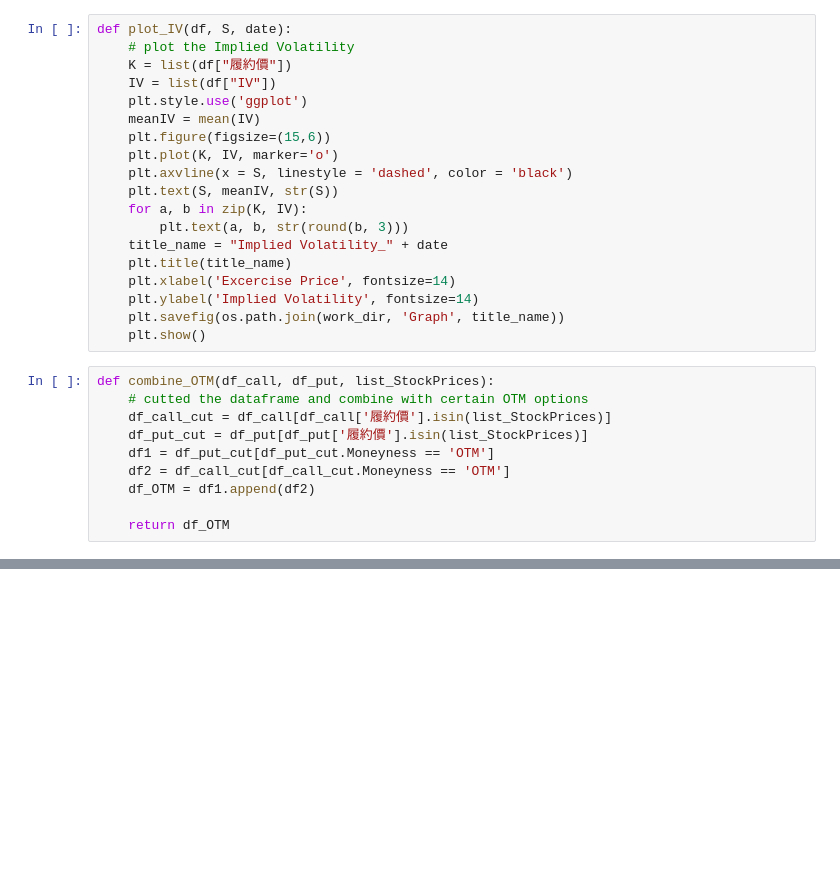
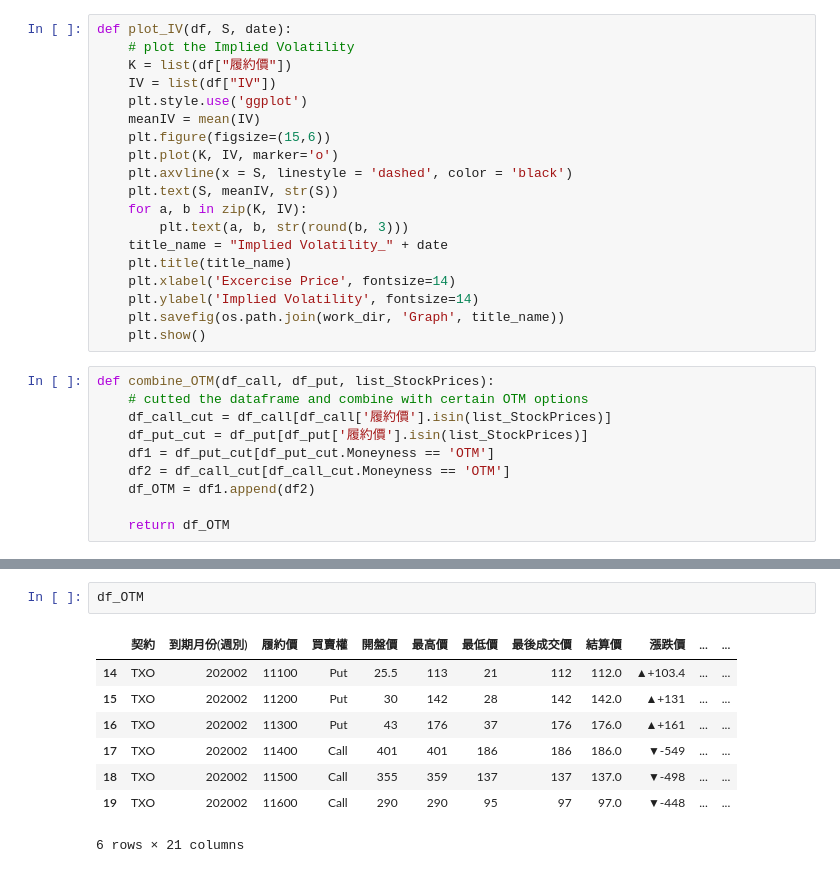
Before and after one commit to A2Zntu/OptionStrategy, a Jupyter notebook: Implied_Volatility.ipynb, the cells around one changed output, grey strips where cells are left out. Saved outputs shown, nothing was run; the diff lists cells and outputs as text; blank space fills up the shorter version.

```diff
--- a/Implied_Volatility.ipynb
+++ b/Implied_Volatility.ipynb
@@ -179,0 +180,11 @@ if __name__ ==  '__main__':
+# %%
+df_OTM
+# %% [output]
+|  | 契約 | 到期月份(週別) | 履約價 | 買賣權 | 開盤價 | 最高價 | 最低價 | 最後成交價 | 結算價 | 漲跌價 | ... | ... |
+| 14 | TXO | 202002 | 11100 | Put | 25.5 | 113 | 21 | 112 | 112.0 | ▲+103.4 | ... | ... |
+| 15 | TXO | 202002 | 11200 | Put | 30 | 142 | 28 | 142 | 142.0 | ▲+131 | ... | ... |
+| 16 | TXO | 202002 | 11300 | Put | 43 | 176 | 37 | 176 | 176.0 | ▲+161 | ... | ... |
+| 17 | TXO | 202002 | 11400 | Call | 401 | 401 | 186 | 186 | 186.0 | ▼-549 | ... | ... |
+| 18 | TXO | 202002 | 11500 | Call | 355 | 359 | 137 | 137 | 137.0 | ▼-498 | ... | ... |
+| 19 | TXO | 202002 | 11600 | Call | 290 | 290 | 95 | 97 | 97.0 | ▼-448 | ... | ... |
+6 rows × 21 columns
```
Also changed, not shown: parts of 1 cell of this notebook, 1 other file.
